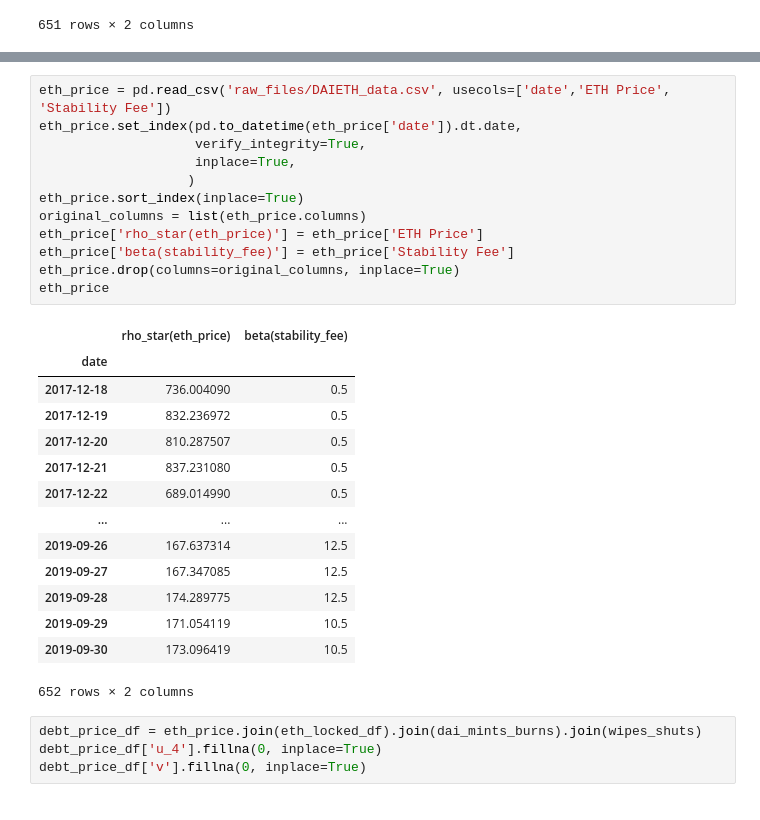
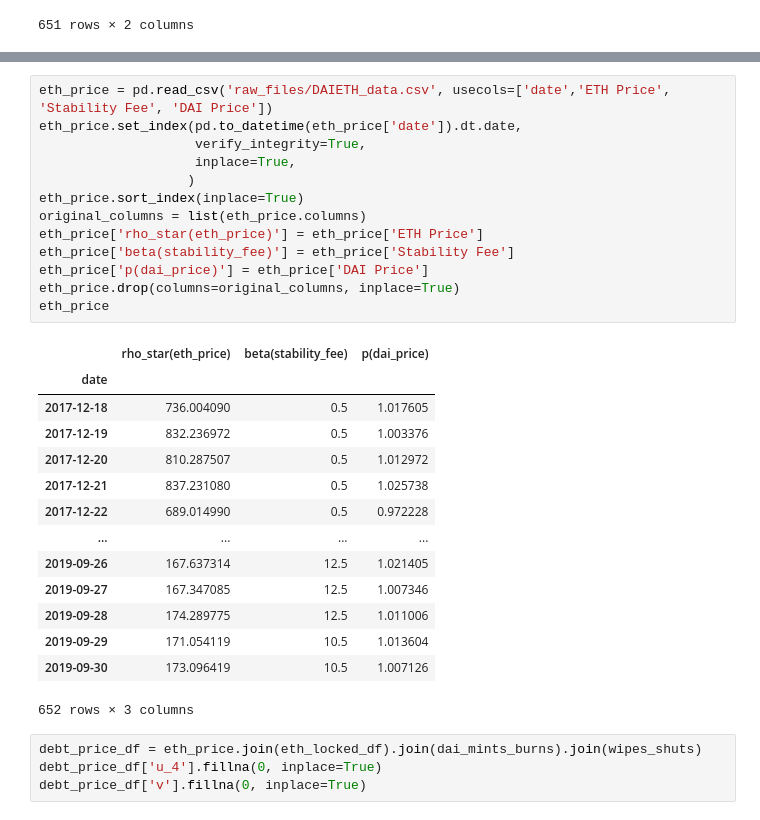
Before and after one commit to reflexer-labs/reflexer-digital-twin, a Jupyter notebook: data/debt_price_estimator.ipynb, the cells around one changed output, grey strips where cells are left out. Saved outputs shown, nothing was run; the diff lists cells and outputs as text.

Commit message:
add dai price

```diff
--- a/data/debt_price_estimator.ipynb
+++ b/data/debt_price_estimator.ipynb
@@ -87,30 +97,31 @@ wipes_shuts
 # %%
-eth_price = pd.read_csv('raw_files/DAIETH_data.csv', usecols=['date','ETH Price', 'Stability Fee'])
+eth_price = pd.read_csv('raw_files/DAIETH_data.csv', usecols=['date','ETH Price', 'Stability Fee', 'DAI Price'])
 eth_price.set_index(pd.to_datetime(eth_price['date']).dt.date,
                     verify_integrity=True,
                     inplace=True,
                    )
 eth_price.sort_index(inplace=True)
 original_columns = list(eth_price.columns)
 eth_price['rho_star(eth_price)'] = eth_price['ETH Price']
 eth_price['beta(stability_fee)'] = eth_price['Stability Fee']
+eth_price['p(dai_price)'] = eth_price['DAI Price']
 eth_price.drop(columns=original_columns, inplace=True)
 eth_price
 # %% [output]
-|  | rho_star(eth_price) | beta(stability_fee) |
-| date |  |  |
-| 2017-12-18 | 736.004090 | 0.5 |
-| 2017-12-19 | 832.236972 | 0.5 |
-| 2017-12-20 | 810.287507 | 0.5 |
-| 2017-12-21 | 837.231080 | 0.5 |
-| 2017-12-22 | 689.014990 | 0.5 |
-| ... | ... | ... |
-| 2019-09-26 | 167.637314 | 12.5 |
-| 2019-09-27 | 167.347085 | 12.5 |
-| 2019-09-28 | 174.289775 | 12.5 |
-| 2019-09-29 | 171.054119 | 10.5 |
-| 2019-09-30 | 173.096419 | 10.5 |
+|  | rho_star(eth_price) | beta(stability_fee) | p(dai_price) |
+| date |  |  |  |
+| 2017-12-18 | 736.004090 | 0.5 | 1.017605 |
+| 2017-12-19 | 832.236972 | 0.5 | 1.003376 |
+| 2017-12-20 | 810.287507 | 0.5 | 1.012972 |
+| 2017-12-21 | 837.231080 | 0.5 | 1.025738 |
+| 2017-12-22 | 689.014990 | 0.5 | 0.972228 |
+| ... | ... | ... | ... |
+| 2019-09-26 | 167.637314 | 12.5 | 1.021405 |
+| 2019-09-27 | 167.347085 | 12.5 | 1.007346 |
+| 2019-09-28 | 174.289775 | 12.5 | 1.011006 |
+| 2019-09-29 | 171.054119 | 10.5 | 1.013604 |
+| 2019-09-30 | 173.096419 | 10.5 | 1.007126 |
-652 rows × 2 columns
+652 rows × 3 columns
 # %%
 debt_price_df = eth_price.join(eth_locked_df).join(dai_mints_burns).join(wipes_shuts)
 debt_price_df['u_4'].fillna(0, inplace=True)
```
Also changed, not shown: parts of 10 cells of this notebook.
